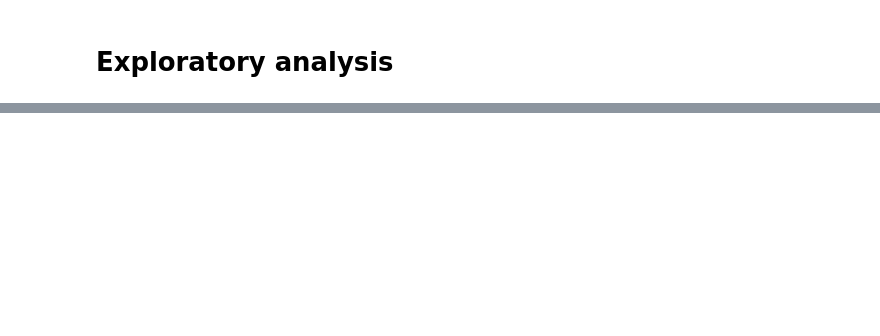
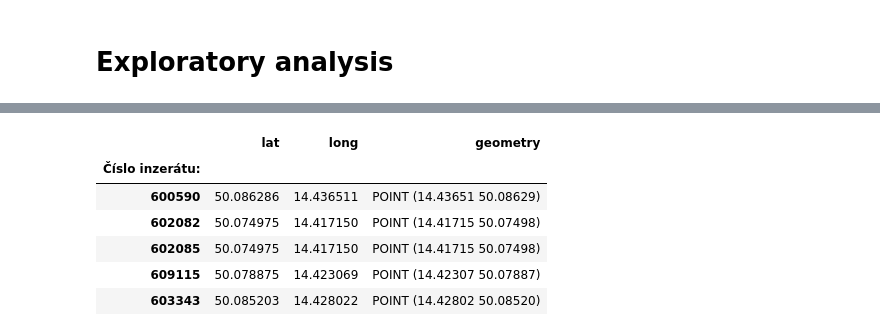
Before and after one commit to luutomas/PythonProject, a Jupyter notebook: Project_str.ipynb, the cells around one changed output, grey strips where cells are left out. Cells and saved outputs as stored; diff of their text form; code cells hidden in the pictures; blank space fills up the shorter version.

```diff
--- a/Project_str.ipynb
+++ b/Project_str.ipynb
@@ -514,0 +477,11 @@ plt.show()
+# %%
+gdf = geopandas.GeoDataFrame(NM_rent_formated_geo, geometry = geopandas.points_from_xy(NM_rent_formated_geo['long'], NM_rent_formated_geo['lat']))
+gdf.head()
+# %% [output]
+|  | lat | long | geometry |
+| Číslo inzerátu: |  |  |  |
+| 600590 | 50.086286 | 14.436511 | POINT (14.43651 50.08629) |
+| 602082 | 50.074975 | 14.417150 | POINT (14.41715 50.07498) |
+| 602085 | 50.074975 | 14.417150 | POINT (14.41715 50.07498) |
+| 609115 | 50.078875 | 14.423069 | POINT (14.42307 50.07887) |
+| 603343 | 50.085203 | 14.428022 | POINT (14.42802 50.08520) |
```
Also changed, not shown: parts of 27 cells of this notebook.
